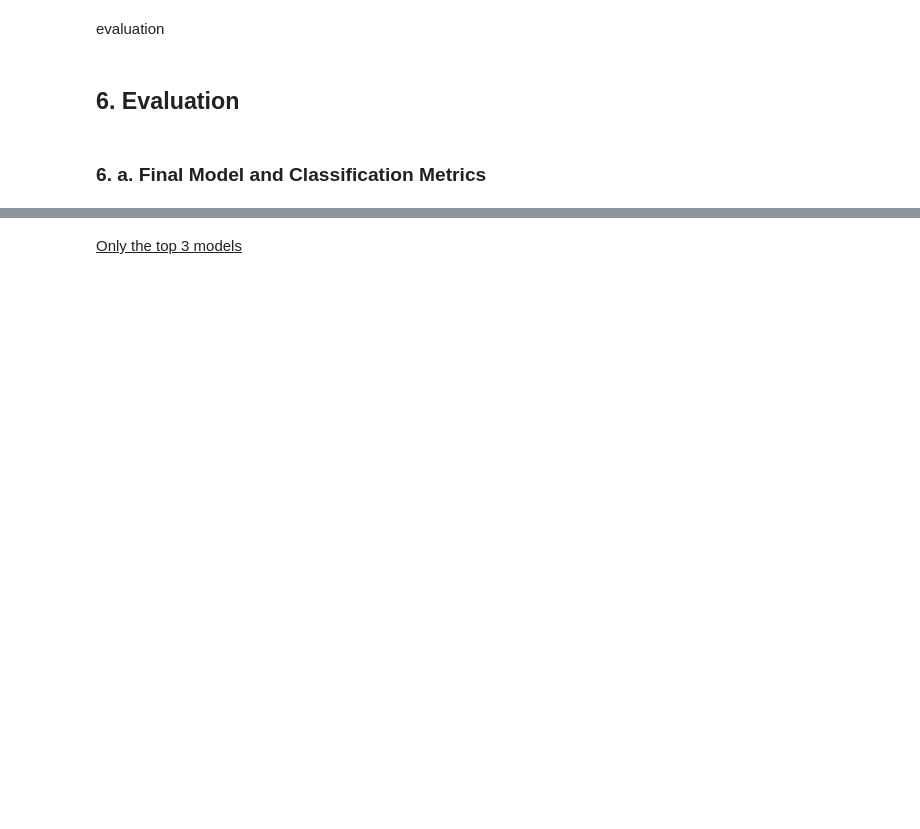
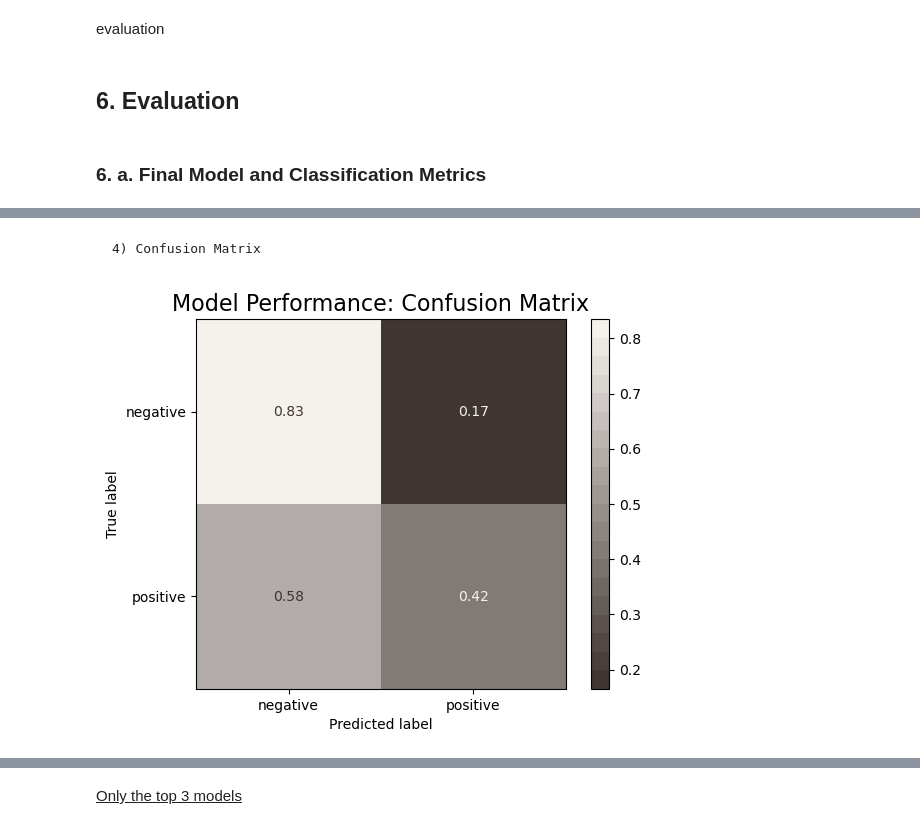
Before and after one commit to AlbaneCM/NLP, a Jupyter notebook: Natural-Language-Processing-Sentiment-Analysis.ipynb, the cells around one changed output, grey strips where cells are left out. Saved outputs shown, nothing was run; the diff lists cells and outputs as text; code cells hidden in the pictures; blank space fills up the shorter version.

```diff
--- a/Natural-Language-Processing-Sentiment-Analysis.ipynb
+++ b/Natural-Language-Processing-Sentiment-Analysis.ipynb
@@ -2272 +2129,7 @@ best_overall = 'Random Forest Vectorizer'
+# %% [markdown]
+    4) Confusion Matrix
+# %%
+rf_confusion_matrix = confusion_matrix_display(rf_pipeline, y_test, rf_y_pred)
+# %% [output]
+[figure, added]
 # %%
```
Also changed, not shown: parts of 105 cells of this notebook, 1 other file.
